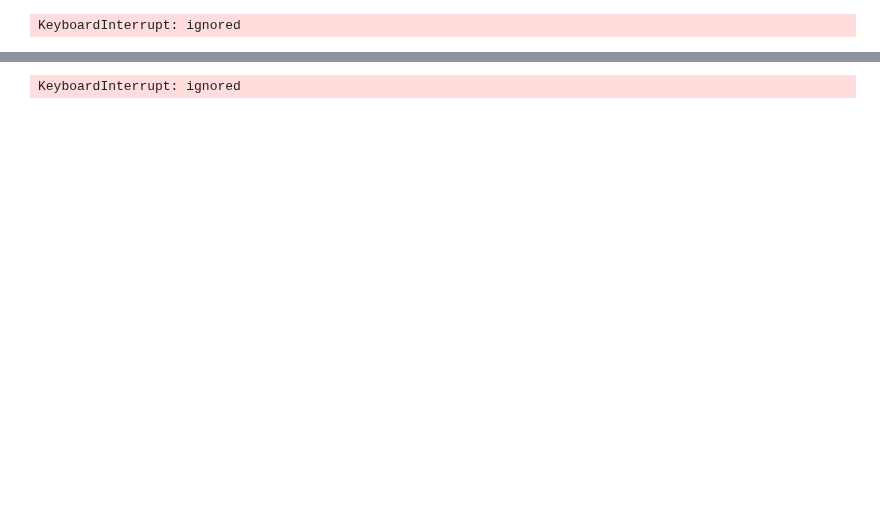
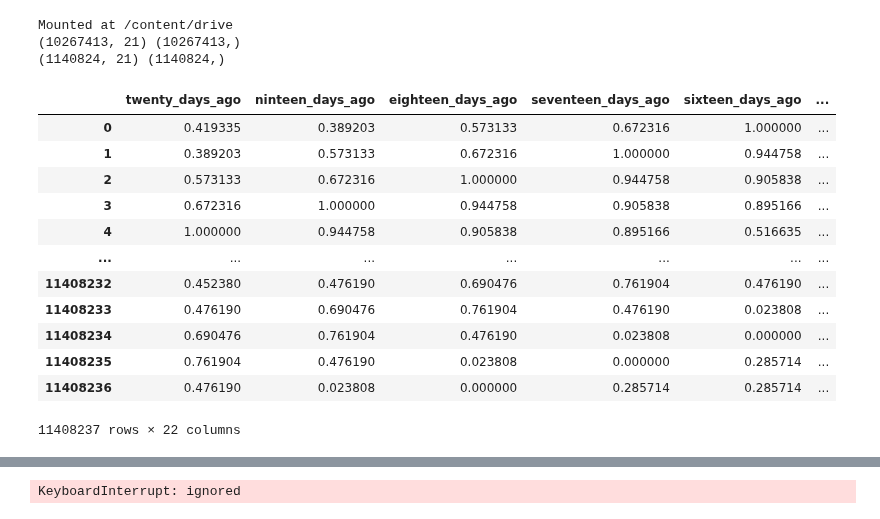
Before and after one commit to aliprg0/Google_Colab, a Jupyter notebook: Binary_v2.ipynb, the cells around one changed output, grey strips where cells are left out. Drawn from its saved outputs; the diff is of its cells as text; code cells hidden in the pictures; blank space fills up the shorter version.

```diff
--- a/Binary_v2.ipynb
+++ b/Binary_v2.ipynb
@@ -170,19 +179,42 @@ def spliting(data):
 # %%
-symbols = read_syms_from_txt()
-
-dfs = []
-for symbol in symbols:
-           data = yf.download(symbol,period="MAX",interval="1d",progress=False)
-           if data.empty :
-             print("Passing...")
-           else:
-               dfs.append(data)
-ndfs = dfs
-dfs = []
-for df in ndfs:
-        if df.shape[0] > 21:
-           dfs.append(df)
-data = process(dfs)
-xTrain, xTest, yTrain, yTest = spliting(data)
+#symbols = get_crypto_syms()
+#dfs = []
+#for symbol in symbols:
+#           data = yf.download(symbol,period="MAX",interval="1d",progress=False)
+#           if data.empty :
+#             print("Passing...")
+#           else:
+#               dfs.append(data)
+#ndfs = dfs
+#dfs = []
+#for df in ndfs:
+#        if df.shape[0] > 21:
+#           dfs.append(df)
+#data = process(dfs)
+#df = pd.read_parquet("/content/drive/MyDrive/Colab Files/250_crypto_1d_scaled_yf.parquet")
+#xTrain, xTest, yTrain, yTest = spliting(data)
-# %% [output]
-KeyboardInterrupt: ignored
+# %%
+from google.colab import drive
+drive.mount('/content/drive')
+
+data = pd.read_parquet("/content/drive/MyDrive/Colab Files/forex_1d_scaled_yf.parquet")
+xTrain, xTest, yTrain, yTest = spliting(data)
+
+data
+# %% [output]
+Mounted at /content/drive
+(10267413, 21) (10267413,)
+(1140824, 21) (1140824,)
+|  | twenty_days_ago | ninteen_days_ago | eighteen_days_ago | seventeen_days_ago | sixteen_days_ago | ... |
+| 0 | 0.419335 | 0.389203 | 0.573133 | 0.672316 | 1.000000 | ... |
+| 1 | 0.389203 | 0.573133 | 0.672316 | 1.000000 | 0.944758 | ... |
+| 2 | 0.573133 | 0.672316 | 1.000000 | 0.944758 | 0.905838 | ... |
+| 3 | 0.672316 | 1.000000 | 0.944758 | 0.905838 | 0.895166 | ... |
+| 4 | 1.000000 | 0.944758 | 0.905838 | 0.895166 | 0.516635 | ... |
+| ... | ... | ... | ... | ... | ... | ... |
+| 11408232 | 0.452380 | 0.476190 | 0.690476 | 0.761904 | 0.476190 | ... |
+| 11408233 | 0.476190 | 0.690476 | 0.761904 | 0.476190 | 0.023808 | ... |
+| 11408234 | 0.690476 | 0.761904 | 0.476190 | 0.023808 | 0.000000 | ... |
+| 11408235 | 0.761904 | 0.476190 | 0.023808 | 0.000000 | 0.285714 | ... |
+| 11408236 | 0.476190 | 0.023808 | 0.000000 | 0.285714 | 0.285714 | ... |
+11408237 rows × 22 columns
```
Also changed, not shown: parts of 12 cells of this notebook.
